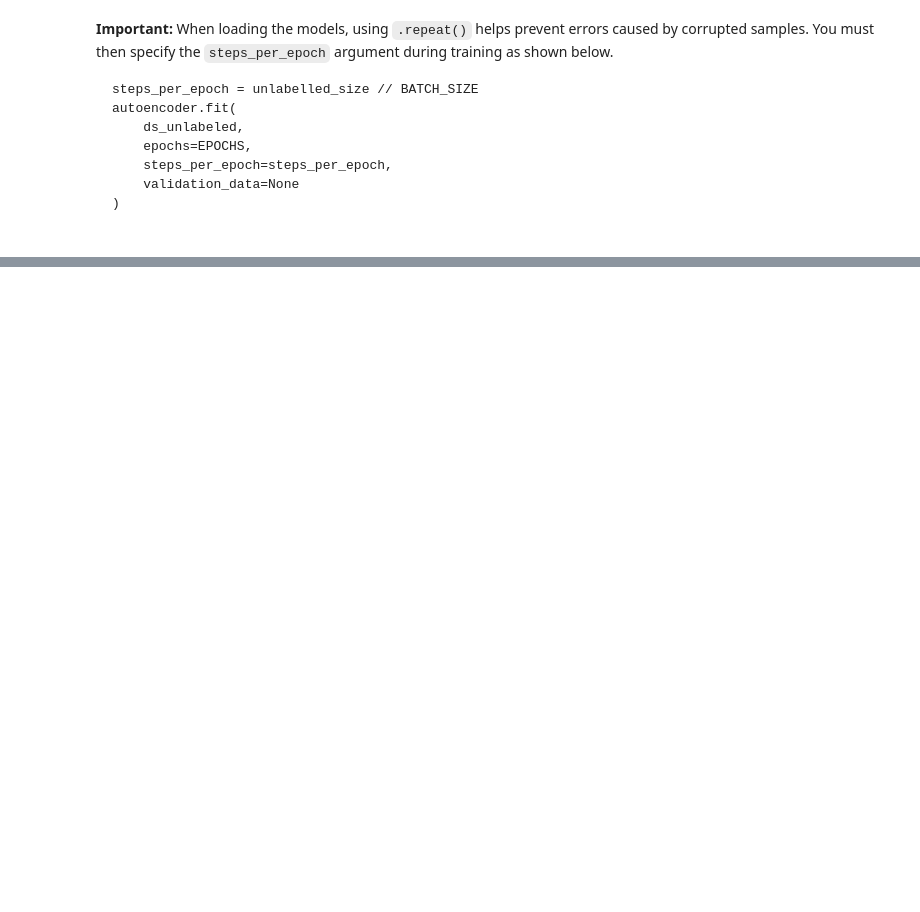
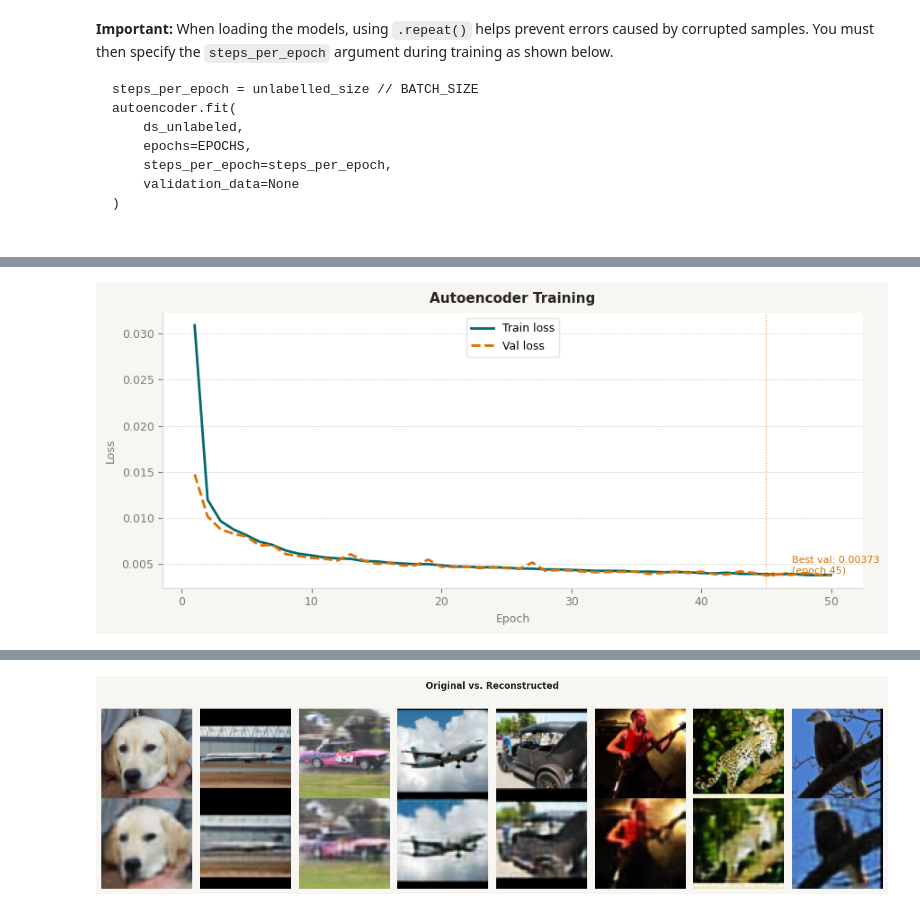
Before and after one commit to daniiprietoo/DL-P3-AEs, a Jupyter notebook: 1.TrainAE_TODO.ipynb, the cells around one changed output, grey strips where cells are left out. Cells and saved outputs as stored; diff of their text form; code cells hidden in the pictures; blank space fills up the shorter version.

```diff
--- a/1.TrainAE_TODO.ipynb
+++ b/1.TrainAE_TODO.ipynb
@@ -115,3 +311,26 @@ autoencoder.fit(
     steps_per_epoch=steps_per_epoch,
     validation_data=None
 )
+# %%
+SUBSET_SIZE = 20000
+train_frac = 0.8
+val_frac = 0.1
+test_frac = 0.1
+
+train_size = int(SUBSET_SIZE * train_frac)  # 40000
+val_size = int(SUBSET_SIZE * val_frac)  # 5000
+test_size = SUBSET_SIZE - train_size - val_size  # 5000
+
+train_steps = train_size // BATCH_SIZE
+val_steps = val_size // BATCH_SIZE
+test_steps = test_size // BATCH_SIZE
+# %%
+subset = ds_unlabeled_unbatched.take(SUBSET_SIZE)
+
+ds_train_unbatched = subset.take(train_size)
+ds_val_unbatched = subset.skip(train_size).take(val_size)
+ds_test_unbatched = subset.skip(train_size + val_size).take(test_size)
+
+print(f"  Training set size: {train_size}")
+print(f"  Validation set size: {val_size}")
+print(f"  Test set size: {test_size}")
@@ -117,0 +341,4 @@ autoencoder.fit(
+# %%
+ds_train_unl = ds_train_unbatched.batch(BATCH_SIZE).repeat().prefetch(tf.data.AUTOTUNE)
+ds_val_unl = ds_val_unbatched.batch(BATCH_SIZE).prefetch(tf.data.AUTOTUNE)
+ds_test_unl = ds_test_unbatched.batch(BATCH_SIZE).prefetch(tf.data.AUTOTUNE)
@@ -117,0 +446,10 @@ autoencoder.fit(
+# %%
+history = autoencoder.fit(
+    ds_train_unl,
+    epochs=EPOCHS,
+    steps_per_epoch=train_steps,
+    validation_data=ds_val_unl,
+    validation_steps=val_steps,
+    callbacks=callbacks,
+)
+encoder.save("models/encoder_v1.keras")
@@ -117,0 +475,10 @@ autoencoder.fit(
+# %%
+plot_ae_history(history)
+
+batch = ds_test_unbatched.take(8).batch(8).prefetch(tf.data.AUTOTUNE)
+images, targets = next(iter(batch))
+
+recons = autoencoder.predict(images)
+plot_reconstructions(images.numpy(), recons)
+# %% [output]
+[figure, added]
@@ -117,0 +486 @@ autoencoder.fit(
+[figure, added]
```
Also changed, not shown: parts of 17 cells of this notebook, 14 other files.
